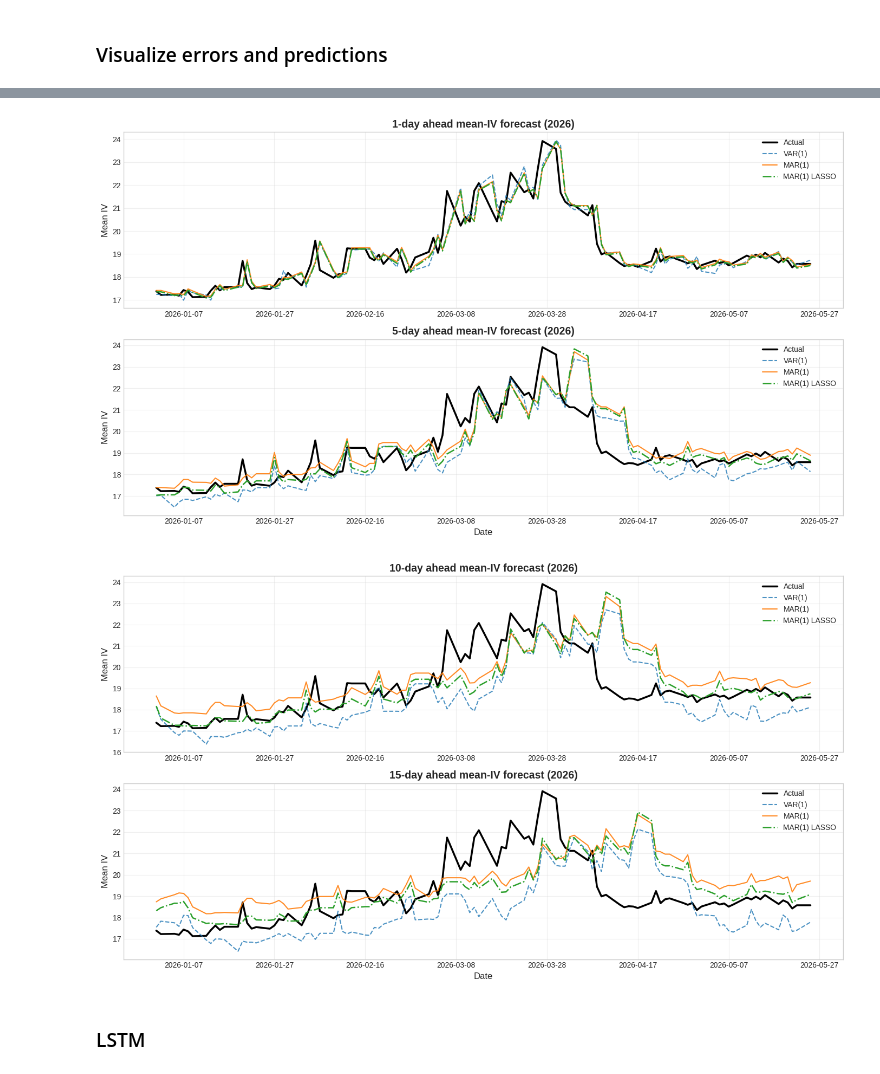
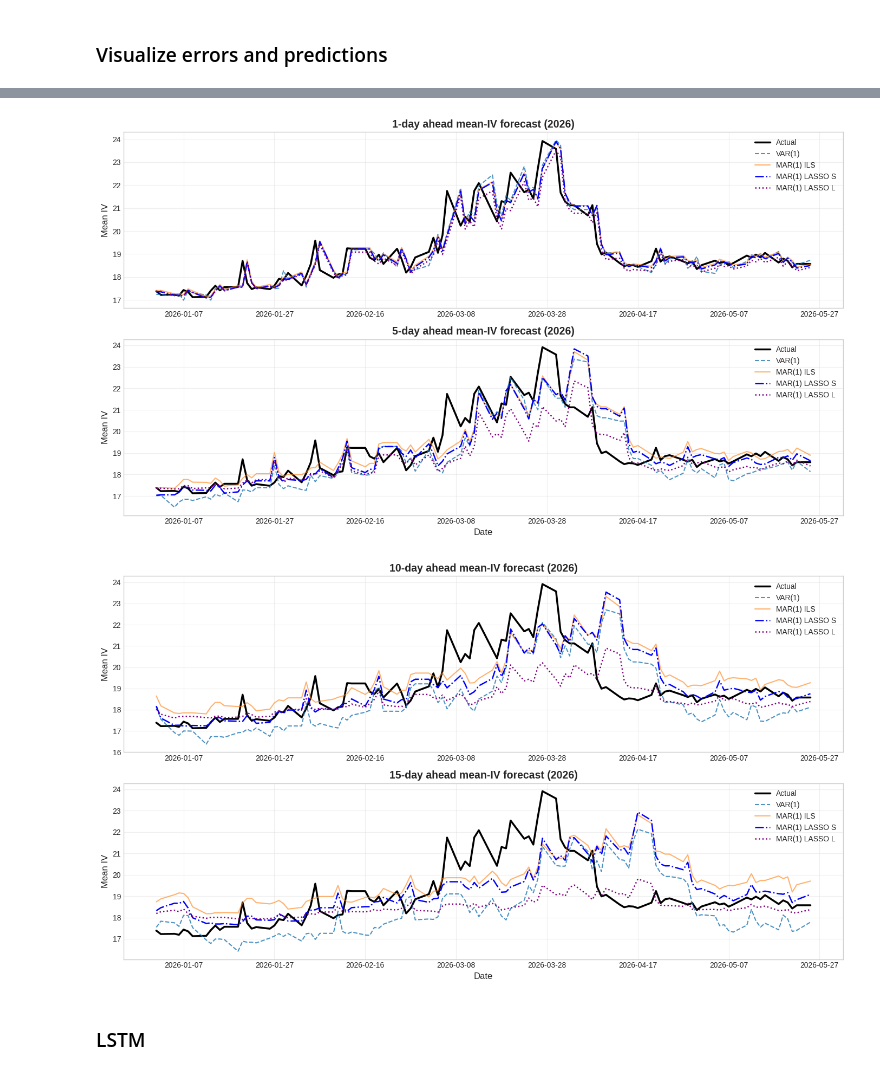
Before and after one commit to victornguyen1003/regularized-MAR-and-LSTM-in-forecasting-IVS, a Jupyter notebook: main.ipynb, the cells around one changed output, grey strips where cells are left out. Drawn from its saved outputs; the diff is of its cells as text; code cells hidden in the pictures.

```diff
--- a/main.ipynb
+++ b/main.ipynb
@@ -560,15 +583,17 @@ Updated MSE table across all models:
 # %% [markdown]
 ### Visualize errors and predictions
 # %%
-mse_20d = mse_df[:5]
+# --- 1. MSE COMPARISON PLOT ---
+# Plot up to the 20-day horizon (which is the first 5 elements if your horizons are 1, 5, 10, 15, 20...)
+mse_20d = mse_df.head(5)
 
-# MSE comparison
 plt.figure(figsize=(12, 6))
 for col in mse_20d.columns:
+    # Exclude the x-axis column and the VAR(p) model to keep the plot clean
     if col != "horizon_days" and col != f"VAR({optimal_p}) AIC":
         plt.plot(mse_20d["horizon_days"], mse_20d[col], marker='o', linewidth=2, label=col)
 
-plt.title("MSE of VAR(1), MAR(1), and MAR(1) Lasso", fontsize=16, fontweight="bold")
+plt.title("MSE of VAR(1), MAR(1), and MAR(1) Lasso Models", fontsize=16, fontweight="bold")
 plt.xlabel("Horizon (Days)", fontsize=12)
 plt.ylabel("MSE", fontsize=12)
 plt.xlim(1, 20)
@@ -579,20 +604,25 @@ plt.tight_layout()
 plt.savefig("MSEComp.png")
 plt.show()
 
-# Predicted vs. actual, horizon: 1d/5d/10d/20d, time period: 2026
+
+# --- 2. PREDICTED VS ACTUAL TIME-SERIES PLOTS ---
 plot_df = pd.DataFrame(plot_rows)
 
 # Convert date strings to datetime objects if they aren't already
 plot_df["date"] = pd.to_datetime(plot_df["date"])
 horizons_to_plot1 = [1, 5]
 horizons_to_plot2 = [10, 15]
+
+# Filter for the year 2026
 plot_df_2026 = plot_df[plot_df["date"].dt.year == 2026].copy()
 
 def plt_data(horizons_to_plot):
-    # Createhorizons_to_plot a figure with a subplot for each horizon
+    # Create a figure with a subplot for each horizon
     fig, axes = plt.subplots(len(horizons_to_plot), 1, figsize=(14, 4 * len(horizons_to_plot)), sharex=False)
-    if len(horizons_to_plot1) == 1:
-        axes = [axes]  # Ensure axes is iterable if only 1 horizon is used
+
+    # Ensure axes is iterable if only 1 horizon is passed
+    if len(horizons_to_plot) == 1:
+        axes = [axes]
 
     for ax, h in zip(axes, horizons_to_plot):
         df_h = plot_df_2026[plot_df_2026["horizon_days"] == h].copy()
@@ -600,13 +630,17 @@ def plt_data(horizons_to_plot):
         # Plot Actual Data
         ax.plot(df_h["date"], df_h["actual_mean_iv"], label="Actual", linewidth=2.5, color='black')
 
-        # Plot VAR Models
+        # Plot VAR Model
         ax.plot(df_h["date"], df_h["var1_mean_iv"], label="VAR(1)", linewidth=1.5, linestyle='--', alpha=0.8)
-        # ax.plot(df_h["date"], df_h["varp_mean_iv"], label=f"VAR({optimal_p})", linewidth=1.5, linestyle='--', alpha=0.8)
 
-        # Plot MAR Models
-        ax.plot(df_h["date"], df_h["mar_ils_mean_iv"], label="MAR(1)", linewidth=1.5, alpha=0.9)
-        ax.plot(df_h["date"], df_h["mar_lasso_mean_iv"], label="MAR(1) LASSO", linewidth=1.8, linestyle='-.')
+        # Plot MAR Unregularized
+        ax.plot(df_h["date"], df_h["mar_ils_mean_iv"], label="MAR(1) ILS", linewidth=1.5, alpha=0.6)
+
+        # Plot BOTH MAR-LASSO Models
+        # Model 1 (Short-term focus) is dash-dot
+        ax.plot(df_h["date"], df_h["mar_lasso_1_mean_iv"], label="MAR(1) LASSO S", linewidth=1.8, linestyle='-.', color='blue')
+        # Model 2 (Long-term focus) is dotted
+        ax.plot(df_h["date"], df_h["mar_lasso_2_mean_iv"], label="MAR(1) LASSO L", linewidth=1.8, linestyle=':', color='purple')
 
         # Formatting
         ax.set_title(f"{h}-day ahead mean-IV forecast (2026)", fontsize=14, fontweight='bold')
@@ -620,10 +654,12 @@ def plt_data(horizons_to_plot):
     plt.xlabel("Date", fontsize=12)
     plt.tight_layout()
 
+# Generate and save the short-horizon plots (1d, 5d)
 plt_data(horizons_to_plot1)
 plt.savefig("short-horizon-forecast.png")
 plt.show()
 
+# Generate and save the longer-horizon plots (10d, 15d)
 plt_data(horizons_to_plot2)
 plt.savefig("long-horizon-forecast.png")
 plt.show()
@@ -632,4 +668,4 @@ plt.show()
-[figure, old version]
+[figure, new version]
-[figure, old version]
+[figure, new version]
 # %% [markdown]
 ### LSTM
```
Also changed, not shown: parts of 10 cells of this notebook, 18 other files.
